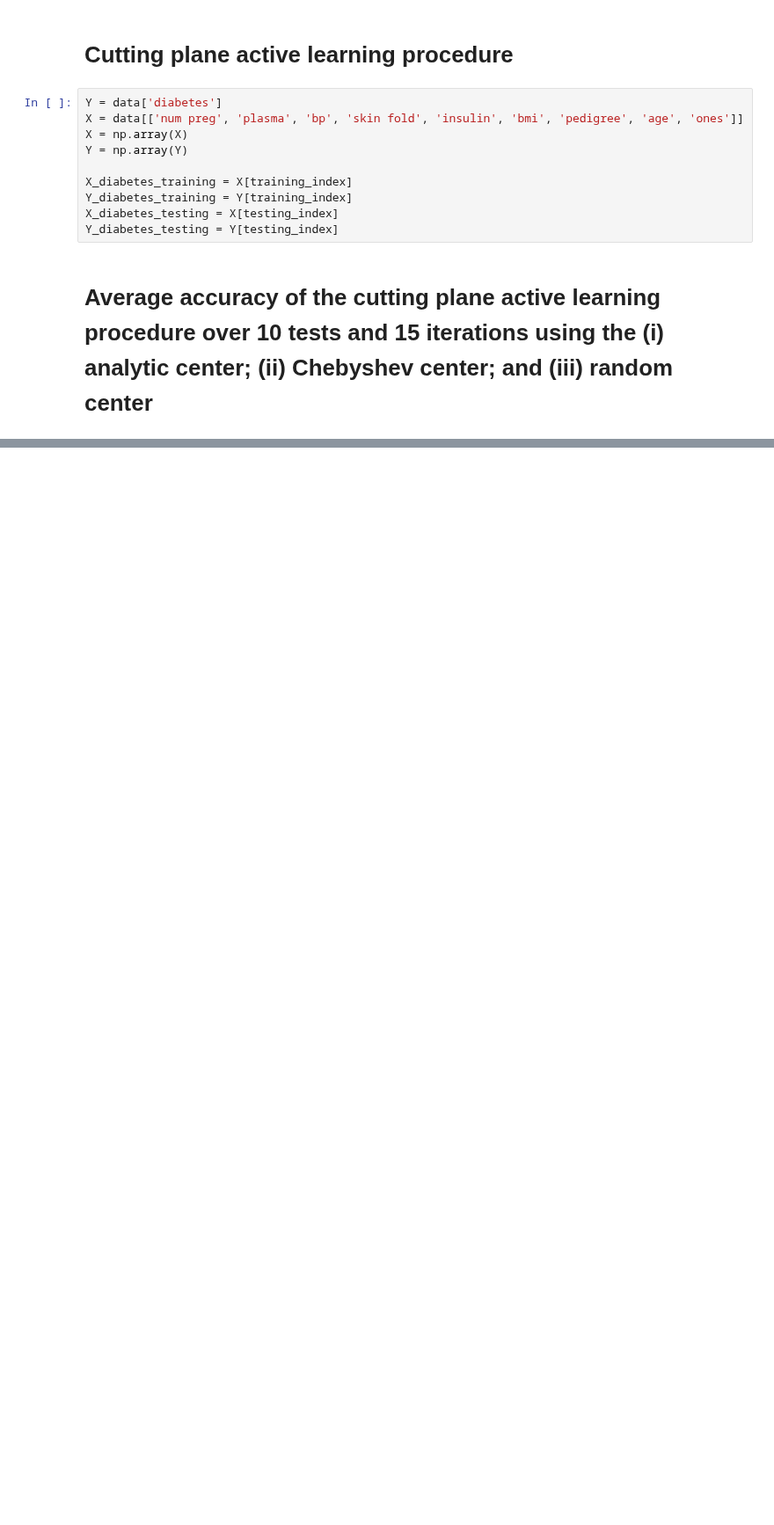
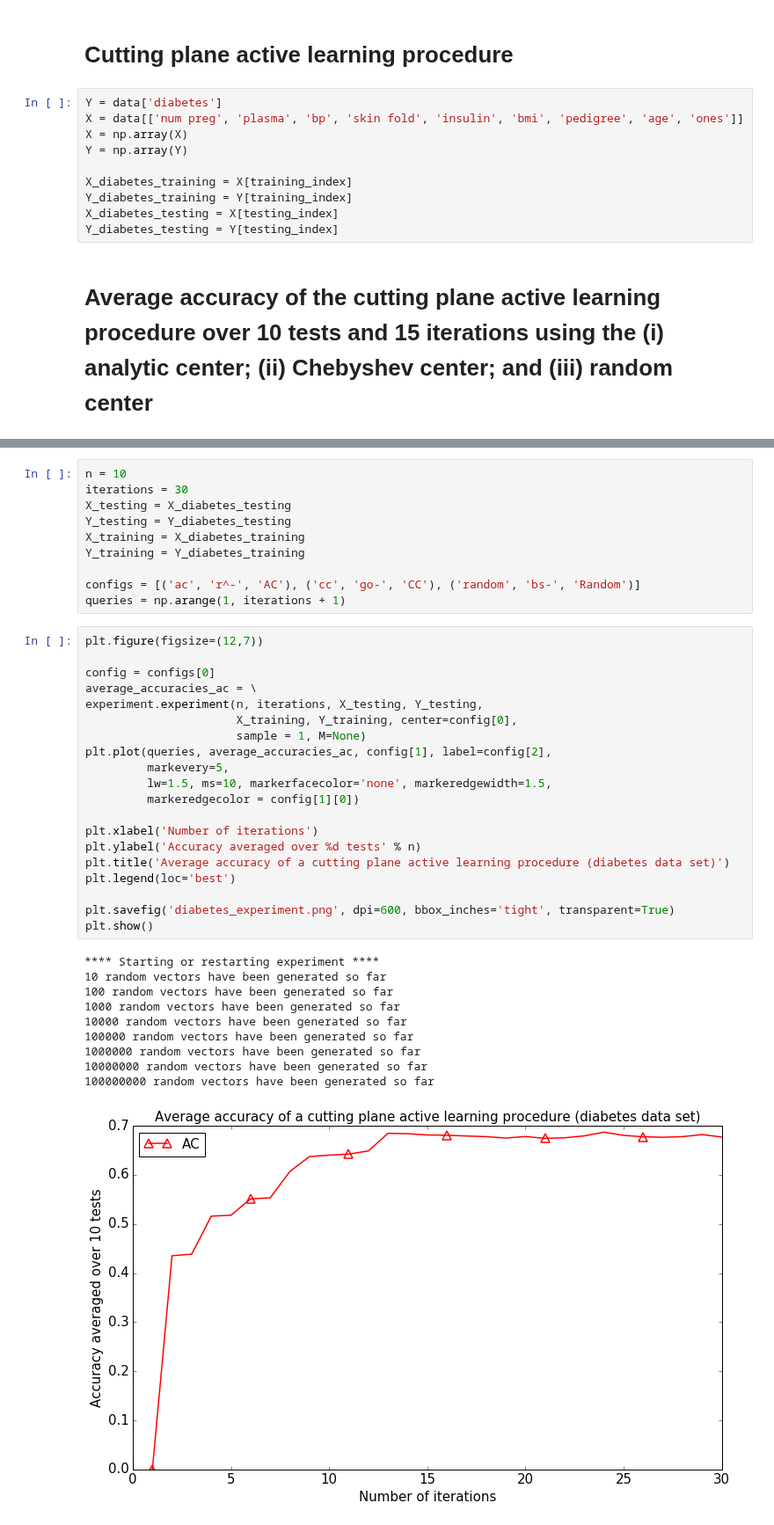
Before and after one commit to chengsoonong/mclass-sky, a Jupyter notebook: projects/david/lab/active_ex2.ipynb, the cells around one changed output, grey strips where cells are left out. Shown at 88% size. Drawn from its saved outputs; the diff is of its cells as text; blank space fills up the shorter version.

Commit message:
The computation finished. Graph from the diabetes data set for 30 iterations. Issue #126.

```diff
--- a/projects/david/lab/active_ex2.ipynb
+++ b/projects/david/lab/active_ex2.ipynb
@@ -212,0 +157,41 @@ plt.show()
+# %%
+n = 10
+iterations = 30
+X_testing = X_diabetes_testing
+Y_testing = Y_diabetes_testing
+X_training = X_diabetes_training
+Y_training = Y_diabetes_training
+
+configs = [('ac', 'r^-', 'AC'), ('cc', 'go-', 'CC'), ('random', 'bs-', 'Random')]
+queries = np.arange(1, iterations + 1)
+# %%
+plt.figure(figsize=(12,7))
+
+config = configs[0]
+average_accuracies_ac = \
+experiment.experiment(n, iterations, X_testing, Y_testing,
+                      X_training, Y_training, center=config[0],
+                      sample = 1, M=None)
+plt.plot(queries, average_accuracies_ac, config[1], label=config[2],
+         markevery=5,
+         lw=1.5, ms=10, markerfacecolor='none', markeredgewidth=1.5,
+         markeredgecolor = config[1][0])
+
+plt.xlabel('Number of iterations')
+plt.ylabel('Accuracy averaged over %d tests' % n)
+plt.title('Average accuracy of a cutting plane active learning procedure (diabetes data set)')
+plt.legend(loc='best')
+
+plt.savefig('diabetes_experiment.png', dpi=600, bbox_inches='tight', transparent=True)
+plt.show()
+# %% [output]
+**** Starting or restarting experiment ****
+10 random vectors have been generated so far
+100 random vectors have been generated so far
+1000 random vectors have been generated so far
+10000 random vectors have been generated so far
+100000 random vectors have been generated so far
+1000000 random vectors have been generated so far
+10000000 random vectors have been generated so far
+100000000 random vectors have been generated so far
+[figure, added]
```
Also changed, not shown: parts of 10 cells of this notebook, 1 other file.
